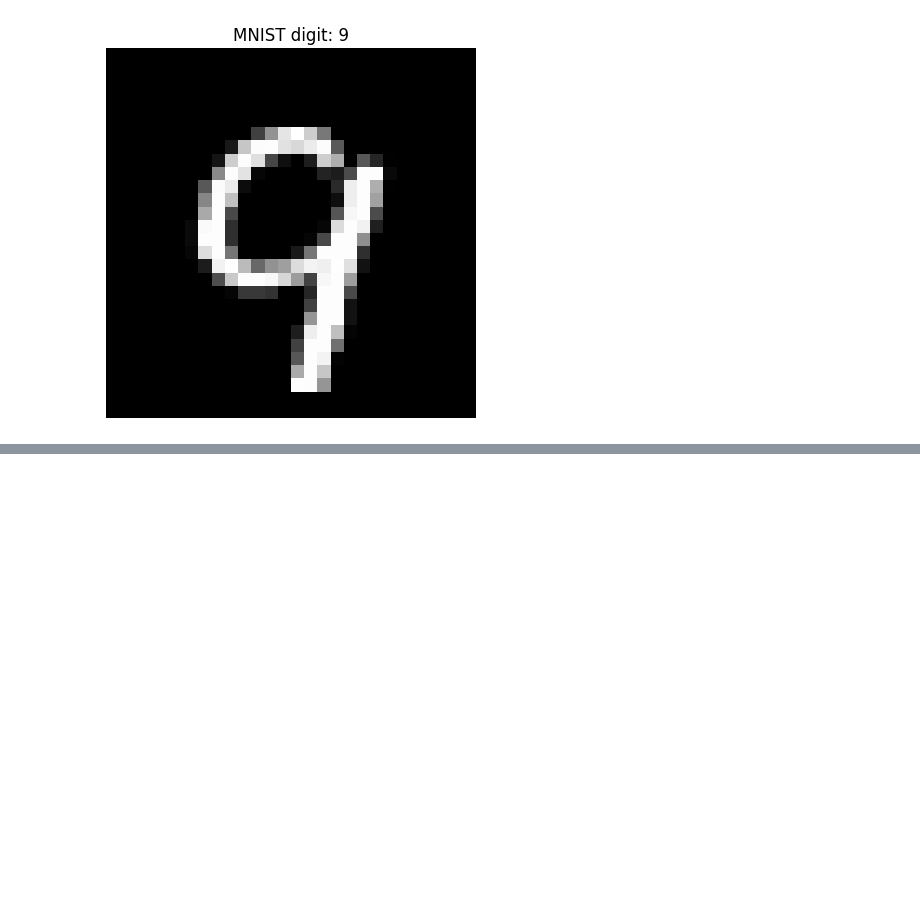
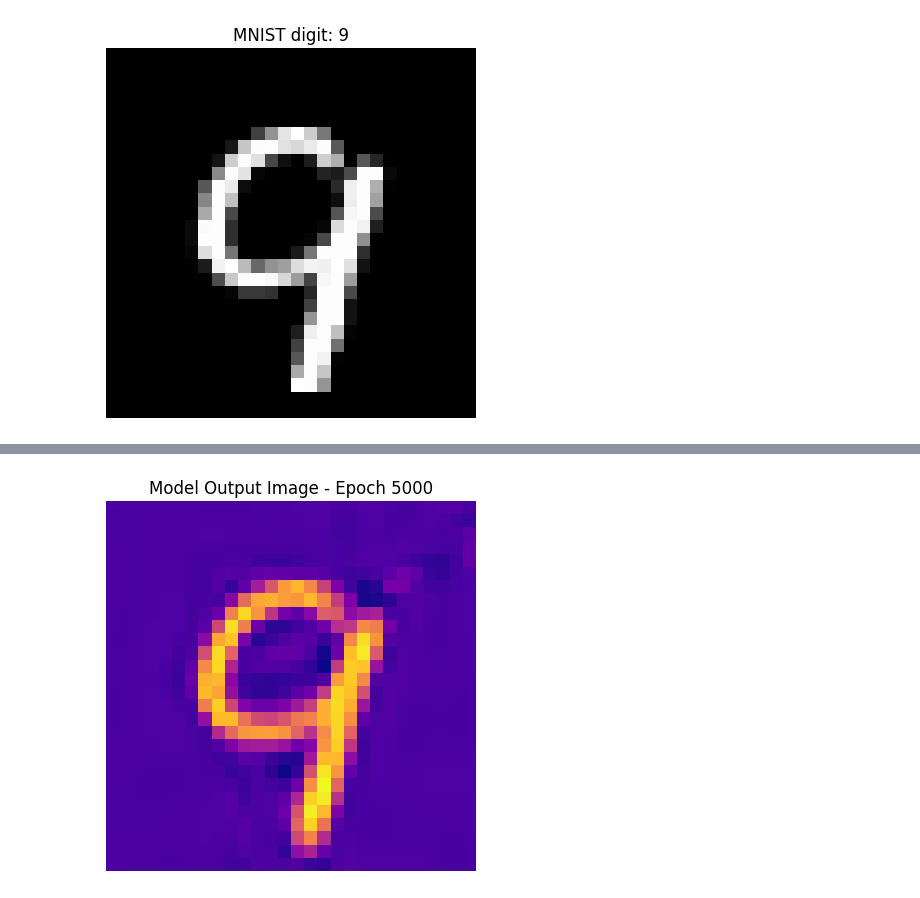
Before and after one commit to murilogustineli/implicit-function-playground, a Jupyter notebook: notebooks/02_image_approximation.ipynb, the cells around one changed output, grey strips where cells are left out. Cells and saved outputs as stored; diff of their text form; code cells hidden in the pictures; blank space fills up the shorter version.

```diff
--- a/notebooks/02_image_approximation.ipynb
+++ b/notebooks/02_image_approximation.ipynb
@@ -53,0 +89,19 @@ plt.show()
+# %%
+import torch.nn as nn
+
+
+class NeuralNetwork(nn.Module):
+    def __init__(self, input_dim, hidden_dim, output_dim):
+        super(NeuralNetwork, self).__init__()
+        self.model = nn.Sequential(
+            nn.Linear(input_dim, hidden_dim),
+            nn.SiLU(),
+            nn.Linear(hidden_dim, hidden_dim),
+            nn.SiLU(),
+            nn.Linear(hidden_dim, hidden_dim),
+            nn.SiLU(),
+            nn.Linear(hidden_dim, output_dim),
+        )
+
+    def forward(self, x):
+        return self.model(x)
@@ -53,0 +132,15 @@ plt.show()
+# %%
+model = NeuralNetwork(input_dim=2, hidden_dim=128, output_dim=1)
+criterion = nn.MSELoss()
+optimizer = torch.optim.Adam(model.parameters(), lr=0.001)
+epochs = 5000
+
+
+# train the model
+losses, preds = train_model(
+    x, y, model, criterion, optimizer, epochs, epoch_print_freq=500
+)
+
+# model predictions
+with torch.no_grad():
+    model_pred = model(x).numpy()
@@ -53,0 +159,8 @@ plt.show()
+# %%
+image_out = model_pred.reshape(height, width)
+plt.imshow(image_out, cmap="plasma")
+plt.title(f"Model Output Image - Epoch {epochs}")
+plt.axis("off")
+plt.show()
+# %% [output]
+[figure, added]
```
Also changed, not shown: parts of 7 cells of this notebook.
